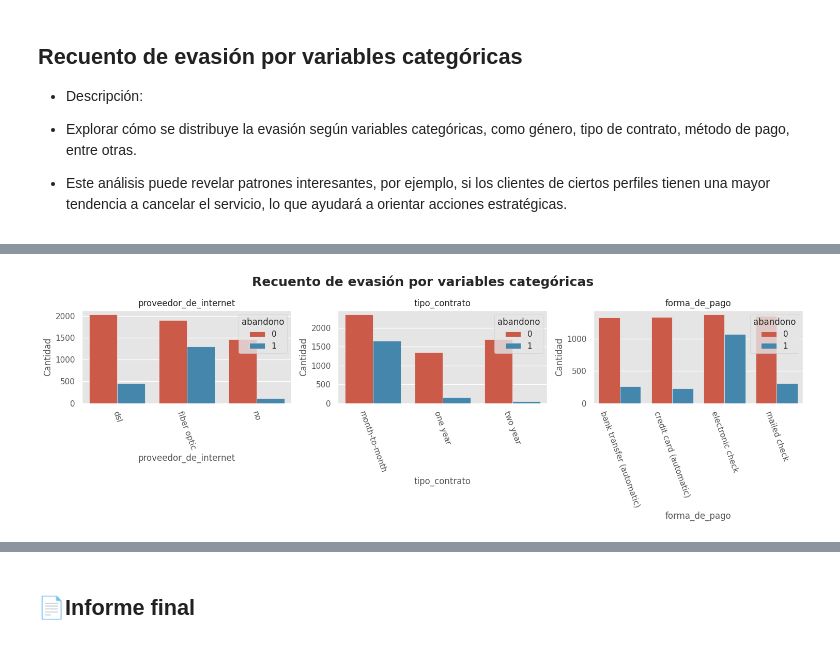
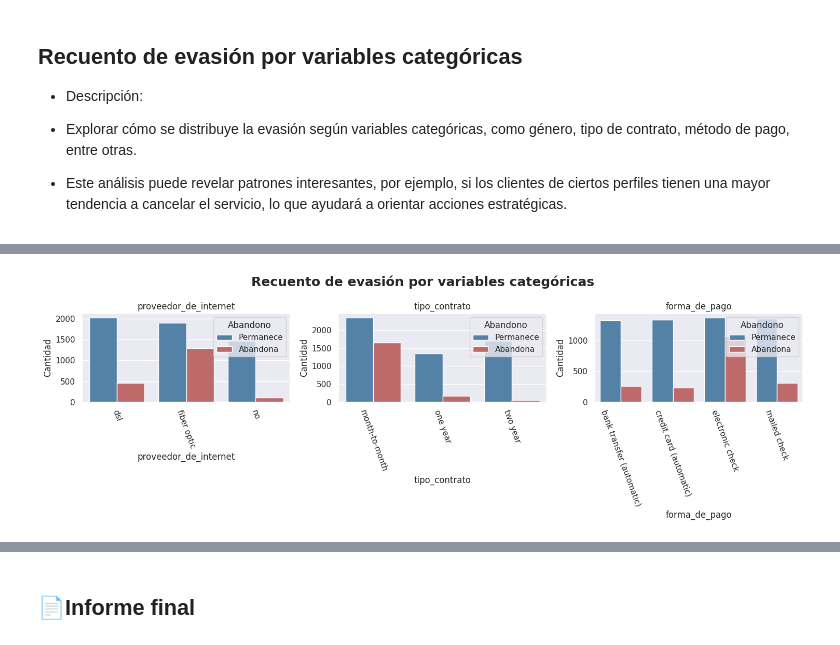
Before and after one commit to WLozanoH/TelecomX-Data-Science-AL, a Jupyter notebook: TelecomX.ipynb, the cells around one changed output, grey strips where cells are left out. Cells and saved outputs as stored; diff of their text form; code cells hidden in the pictures.

```diff
--- a/TelecomX.ipynb
+++ b/TelecomX.ipynb
@@ -541,31 +559,35 @@ with plt.style.context('ggplot'):
 # %%
 # Lista de variables binarias a analizar
 # Filtramos las columnas que sean de tipo 'category' y > 2 valores
 variables_x =[col for col in df.columns if df[col].dtype=='category' and df[col].nunique()>2]
 
 # Ajustar el estilo
-with plt.style.context('ggplot'):
+sns.set()
 
-  # Crear figura con 3 filas y 4 columnas
-  fig, axes = plt.subplots(1,3,figsize=(15,5))
-  plt.subplots_adjust(hspace=0.5, wspace=0.3)
-  fig.suptitle('Recuento de evasión por variables categóricas', fontsize=18, fontweight='bold')
-  axes = axes.flatten() # Aplanar array de ejes
+# Crear figura con 3 filas y 4 columnas
+fig, axes = plt.subplots(1,3,figsize=(15,5))
+plt.subplots_adjust(hspace=0.5, wspace=0.3)
+fig.suptitle('Recuento de evasión por variables categóricas', fontsize=18, fontweight='bold')
+axes = axes.flatten() # Aplanar array de ejes
 
-  # Recorrer las variables y graficar:
-  for i, var in enumerate(variables_x):
-    ax = axes[i]
-    sns.countplot(data=df, x=var, hue='abandono', ax=ax)
-    ax.set_title(f'{var}', fontsize=12)
-    ax.set_ylabel('Cantidad')
-    ax.tick_params(axis='x',rotation=-70)
+# Recorrer las variables y graficar:
+for i, var in enumerate(variables_x):
+  ax = axes[i]
+  sns.countplot(data=df, x=var, hue='abandono', ax=ax, palette={0: 'steelblue', 1: 'indianred'})
+  ax.set_title(f'{var}', fontsize=12)
+  ax.set_ylabel('Cantidad')
+  ax.tick_params(axis='x',rotation=-70)
 
-  # Ocultar subplots vacíos si hay más o menos variables binarias
-  for j in range(len(variables_x), len(axes)):
-      fig.delaxes(axes[j])
+# Cambiar etiquetas de la leyenda
+  handles, labels = ax.get_legend_handles_labels()
+  ax.legend(handles=handles, labels=['Permanece', 'Abandona'], title='Abandono')
 
-  #Ajustar y mostrar el gráfico
-  plt.tight_layout()
-  plt.show()
+# Ocultar subplots vacíos si hay más o menos variables binarias
+for j in range(len(variables_x), len(axes)):
+    fig.delaxes(axes[j])
+
+#Ajustar y mostrar el gráfico
+plt.tight_layout()
+plt.show()
 # %% [output]
-[figure, old version]
+[figure, new version]
```
Also changed, not shown: parts of 3 cells of this notebook.
